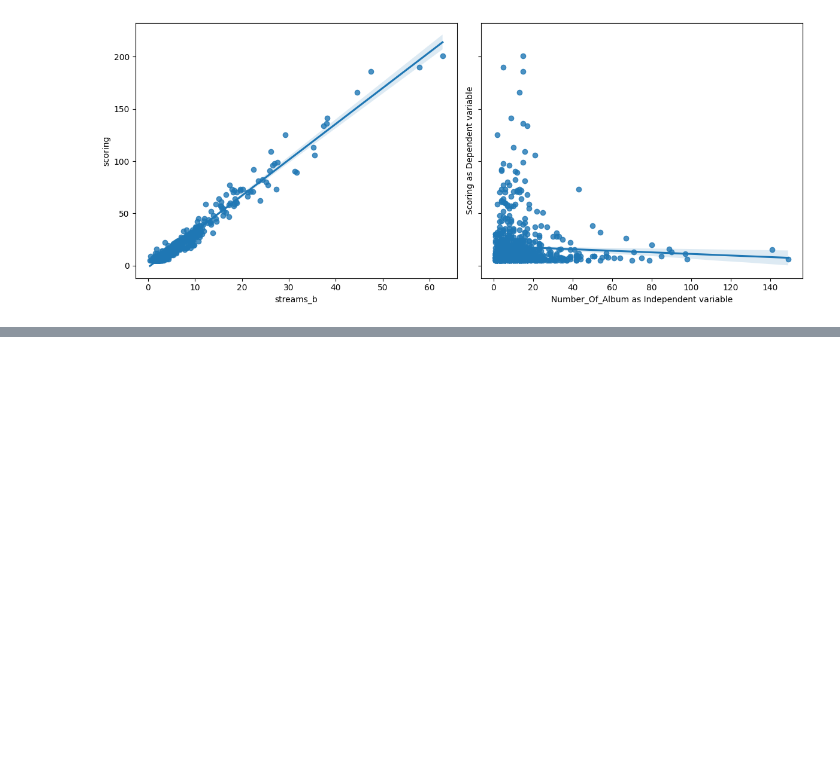
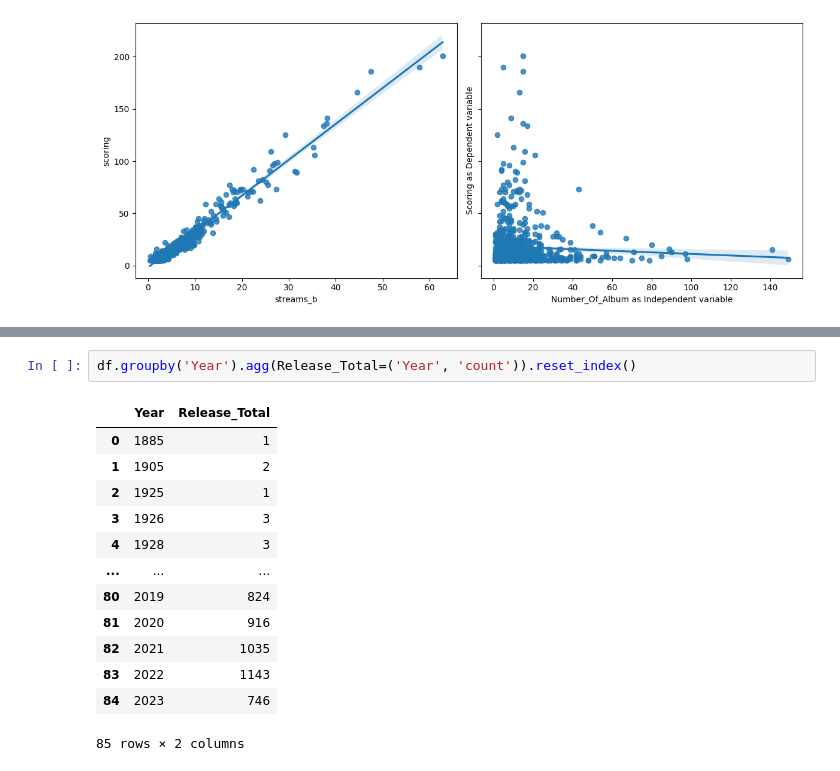
Before and after one commit to dekristi/Spotify_Project, a Jupyter notebook: Spotify_Project.ipynb, the cells around one changed output, grey strips where cells are left out. Drawn from its saved outputs; the diff is of its cells as text; blank space fills up the shorter version.

```diff
--- a/Spotify_Project.ipynb
+++ b/Spotify_Project.ipynb
@@ -1016,0 +1028,16 @@ f.tight_layout()
+# %%
+df.groupby('Year').agg(Release_Total=('Year', 'count')).reset_index()
+# %% [output]
+|  | Year | Release_Total |
+| 0 | 1885 | 1 |
+| 1 | 1905 | 2 |
+| 2 | 1925 | 1 |
+| 3 | 1926 | 3 |
+| 4 | 1928 | 3 |
+| ... | ... | ... |
+| 80 | 2019 | 824 |
+| 81 | 2020 | 916 |
+| 82 | 2021 | 1035 |
+| 83 | 2022 | 1143 |
+| 84 | 2023 | 746 |
+85 rows × 2 columns
```
Also changed, not shown: parts of 10 cells of this notebook.
